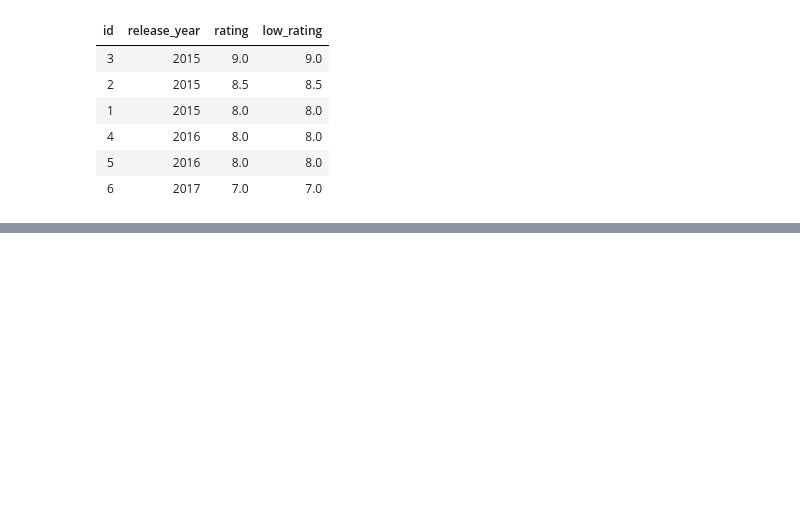
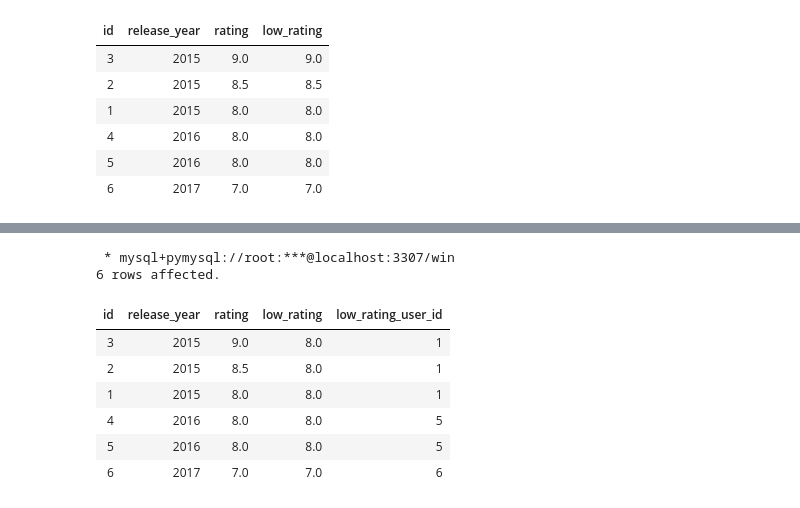
Before and after one commit to Mubeen-Ahmad/python_11, a Jupyter notebook: sql/frame.ipynb, the cells around one changed output, grey strips where cells are left out. Saved outputs shown, nothing was run; the diff lists cells and outputs as text; code cells hidden in the pictures; blank space fills up the shorter version.

```diff
--- a/sql/frame.ipynb
+++ b/sql/frame.ipynb
@@ -316 +408,27 @@ FROM data
+# %%
+%%sql
+SELECT *,
+
+LAST_VALUE(rating) OVER lr AS `low_rating`,
+LAST_VALUE(id) OVER lr AS `low_rating_user_id`
+
+FROM data
+
+WINDOW lr AS (
+
+    PARTITION BY release_year
+    ORDER BY rating DESC
+    ROWS BETWEEN UNBOUNDED PRECEDING AND UNBOUNDED FOLLOWING
+
+)
+# %% [output]
+ * mysql+pymysql://root:***@localhost:3307/win
+6 rows affected.
+| id | release_year | rating | low_rating | low_rating_user_id |
+| 3 | 2015 | 9.0 | 8.0 | 1 |
+| 2 | 2015 | 8.5 | 8.0 | 1 |
+| 1 | 2015 | 8.0 | 8.0 | 1 |
+| 4 | 2016 | 8.0 | 8.0 | 5 |
+| 5 | 2016 | 8.0 | 8.0 | 5 |
+| 6 | 2017 | 7.0 | 7.0 | 6 |
 # %% [markdown]
```
Also changed, not shown: parts of 8 cells of this notebook.
